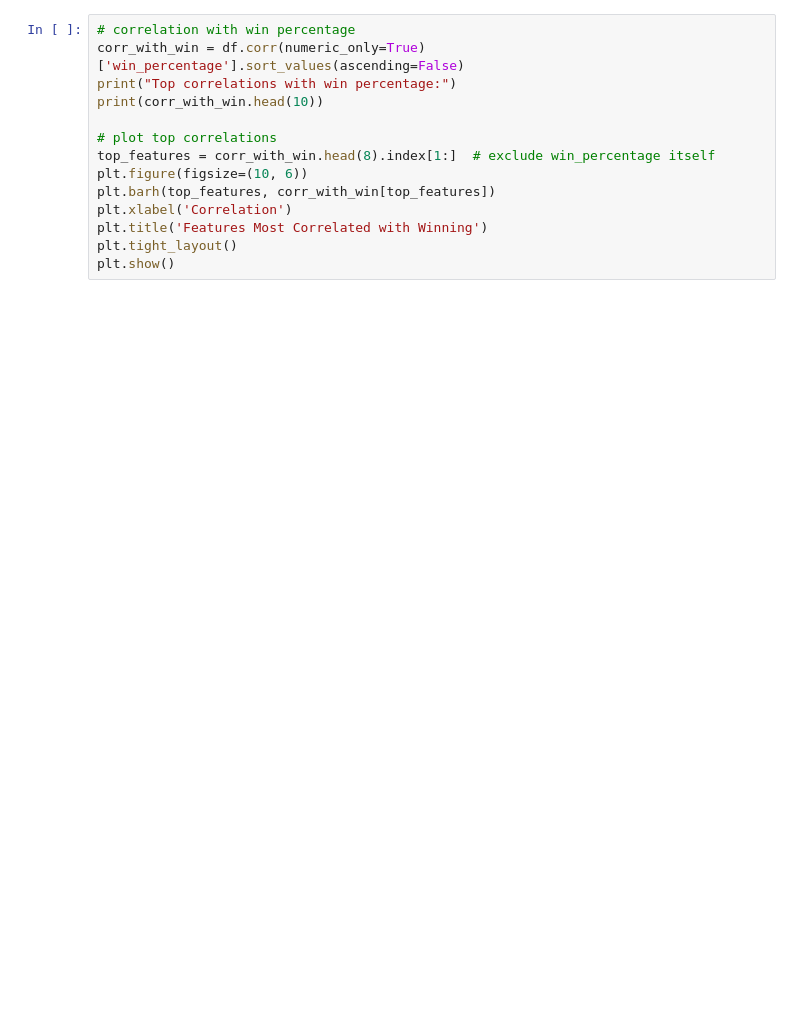
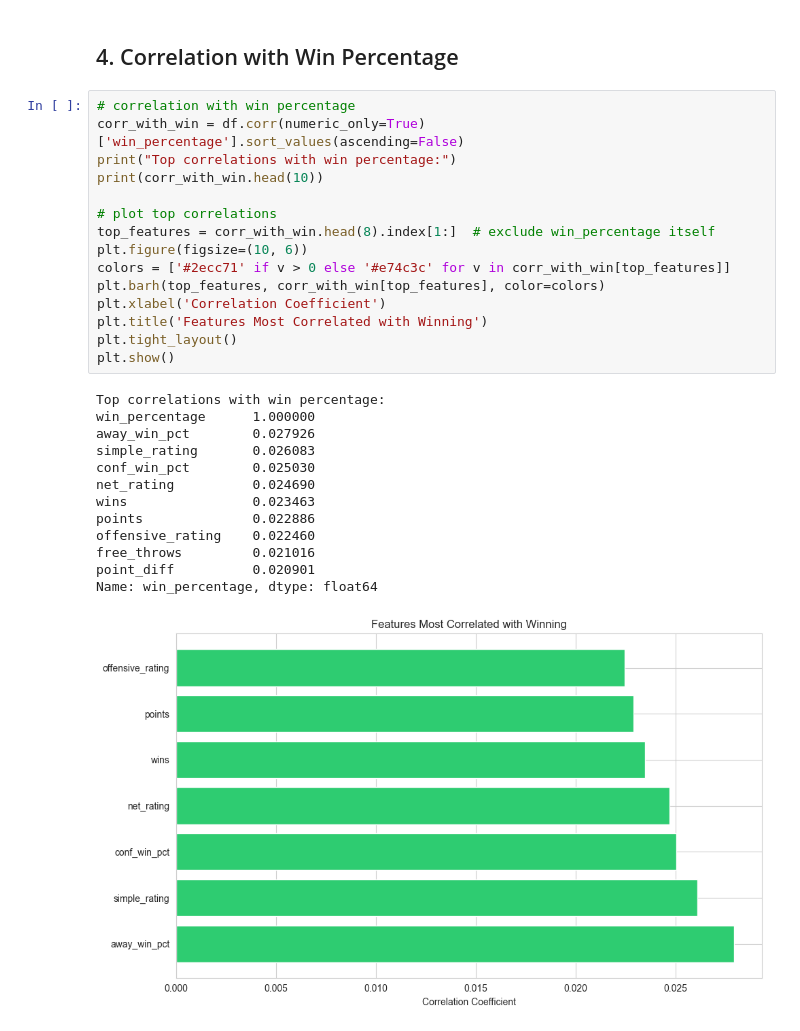
Before and after one commit to alpha4atharva/datascience, a Jupyter notebook: notebooks/02_eda_visualization.ipynb, the cells around one changed output. Cells and saved outputs as stored; diff of their text form; blank space fills up the shorter version.

```diff
--- a/notebooks/02_eda_visualization.ipynb
+++ b/notebooks/02_eda_visualization.ipynb
@@ -66,14 +157,31 @@ if len(highly_skewed) > 0:
+# %% [markdown]
+## 4. Correlation with Win Percentage
 # %%
 # correlation with win percentage
 corr_with_win = df.corr(numeric_only=True)['win_percentage'].sort_values(ascending=False)
 print("Top correlations with win percentage:")
 print(corr_with_win.head(10))
 
 # plot top correlations
 top_features = corr_with_win.head(8).index[1:]  # exclude win_percentage itself
 plt.figure(figsize=(10, 6))
-plt.barh(top_features, corr_with_win[top_features])
-plt.xlabel('Correlation')
+colors = ['#2ecc71' if v > 0 else '#e74c3c' for v in corr_with_win[top_features]]
+plt.barh(top_features, corr_with_win[top_features], color=colors)
+plt.xlabel('Correlation Coefficient')
 plt.title('Features Most Correlated with Winning')
 plt.tight_layout()
 plt.show()
+# %% [output]
+Top correlations with win percentage:
+win_percentage      1.000000
+away_win_pct        0.027926
+simple_rating       0.026083
+conf_win_pct        0.025030
+net_rating          0.024690
+wins                0.023463
+points              0.022886
+offensive_rating    0.022460
+free_throws         0.021016
+point_diff          0.020901
+Name: win_percentage, dtype: float64
+[figure, added]
```
Also changed, not shown: parts of 20 cells of this notebook, 16 other files.
